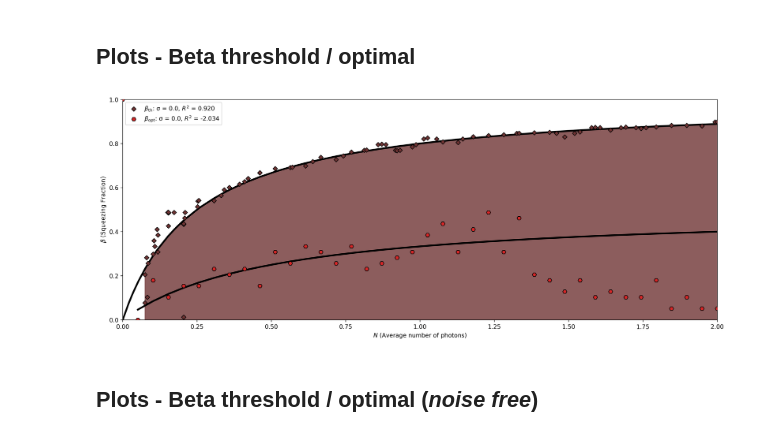
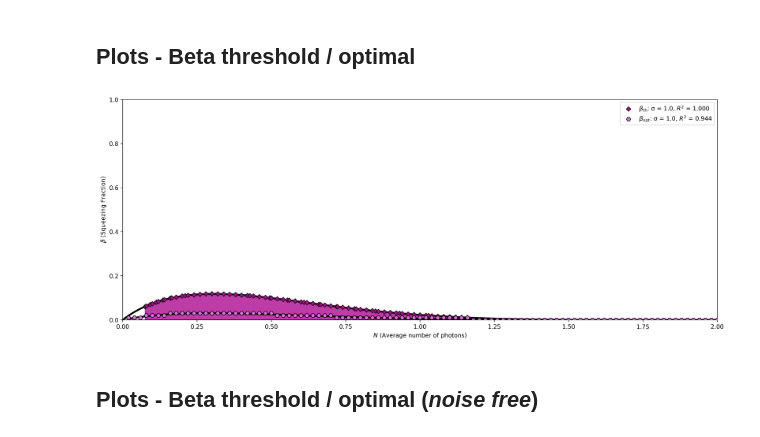
Before and after one commit to KPourgourides/Quantum-Communications-Internship-IRIDA-, a Jupyter notebook: testing_phase_diff.ipynb, the cells around one changed output. Saved outputs shown, nothing was run; the diff lists cells and outputs as text; code cells hidden in the pictures.

```diff
--- a/testing_phase_diff.ipynb
+++ b/testing_phase_diff.ipynb
@@ -65,7 +69,7 @@ sigma_dss = data["sigma"]
 # %% [markdown]
 ## **Plots** - Homodyne Error Probability
 # %%
-colors_1 = ["#d62728",  "#2ca02c",  "#ff7f0e",  "#9467bd",  "#17becf",  "#e377c2",  "#8c564b",  "#bcbd22",  "#7f7f7f",  "#5af74b"]*3
-colors_2 = ["#6F3434",  "#084108",  "#773b05",  "#460880",  "#0c6f7c",  "#5c0642",  "#941c04",  "#8b8b06",  "#212121",  "#092a06",  "#092a06"]*3
+colors_1 = ["#e56ee5",  "#2ca02c",  "#ff7f0e",  "#9467bd",  "#17becf",  "#e377c2",  "#8c564b",  "#bcbd22",  "#7f7f7f",  "#5af74b"]*3
+colors_2 = ["#AD0B90",  "#084108",  "#773b05",  "#460880",  "#0c6f7c",  "#5c0642",  "#941c04",  "#8b8b06",  "#212121",  "#092a06",  "#092a06"]*3
 # %%
 reload_protocols()
@@ -75,10 +79,10 @@ pd.plot_homodyne_perr(sigmas, colors_1, colors_2, dss = 'all', cs = 'all')
 ## **Plots** - Beta threshold / optimal
 # %%
 reload_protocols()
-sigmas = [0.0]
+sigmas = [1.0]
 beta_opt_dict = pd.optimal_squeezing(sigmas, colors_1, colors_2, opt = True, th = True)
 # %% [output]
-[figure, old version]
+[figure, new version]
 # %% [markdown]
 ## **Plots** - Beta threshold / optimal (***noise free***)
 # %%
```
Also changed, not shown: parts of 4 cells of this notebook, 13 other files.
